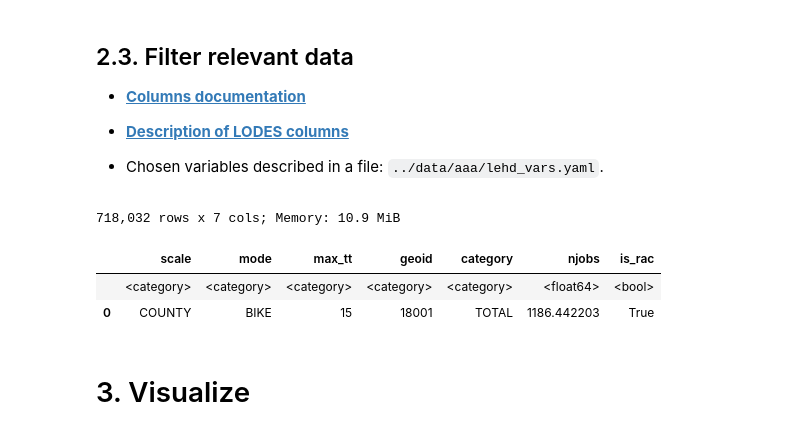
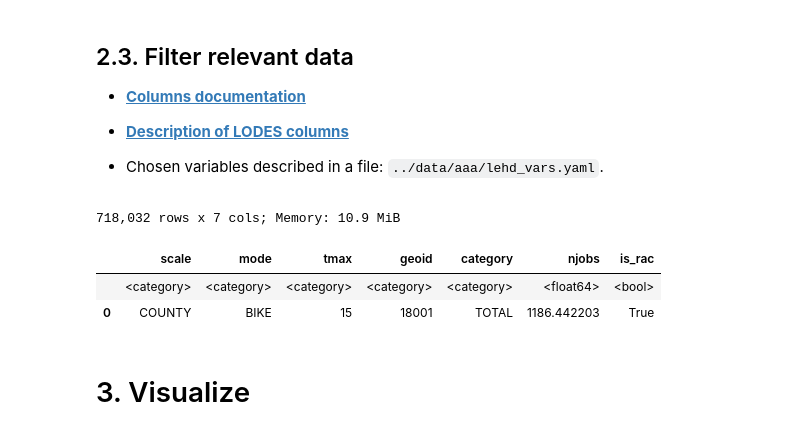
Before and after one commit to rvanxer/spr_4711, a Jupyter notebook: code/AAA.ipynb, the cells around one changed output. Saved outputs shown, nothing was run; the diff lists cells and outputs as text; code cells hidden in the pictures.

```diff
--- a/code/AAA.ipynb
+++ b/code/AAA.ipynb
@@ -103,13 +103,13 @@ extract_aaa_layers('TRANSIT') # t=3:38
 lodes_cols = {
     'c000': 'total', # Total number of jobs
     ## Worker age
-    'ca01': 'age_young', # Number of jobs of workers age 29 or younger
-    'ca02': 'age_middle', # Number of jobs for workers age 30 to 54
-    'ca03': 'age_senior', # Number of jobs for workers age 55 or older
+    'ca01': 'age_low', # Number of jobs of workers age 29 or younger
+    'ca02': 'age_mid', # Number of jobs for workers age 30 to 54
+    'ca03': 'age_high', # Number of jobs for workers age 55 or older
     ## Job earnings
-    'ce01': 'earnings_low', # Number of jobs with earnings $1250/month or less
-    'ce02': 'earnings_medium', # Number of jobs with earnings $1251/month to $3333/month
-    'ce03': 'earnings_high', # Number of jobs with earnings greater than $3333/month
+    'ce01': 'salary_low', # Number of jobs with earnings $1250/month or less
+    'ce02': 'salary_mid', # Number of jobs with earnings $1251/month to $3333/month
+    'ce03': 'salary_high', # Number of jobs with earnings greater than $3333/month
 }
 # %%
 def get_aaa(scales=SCALES, modes=('BIKE', 'TRANSIT'), max_tts=MAX_TT,
@@ -124,38 +124,38 @@ def get_aaa(scales=SCALES, modes=('BIKE', 'TRANSIT'), max_tts=MAX_TT,
                      for k in ['r', 'w']], [])
     res = []
     for mode in modes:
-        for max_tt in max_tts:
+        for tmax in max_tts:
             # read the processed file for this mode & max travel time
-            file = f'../data/aaa/{mode.lower()}/{max_tt:02}.parquet'
+            file = f'../data/aaa/{mode.lower()}/{tmax:02}.parquet'
             # filter only the relevant columns
             df = pd.read_parquet(file).set_index('geoid')[cols_list]
             # remove the year suffix from the column names
             df = df.rename(columns=lambda x: x[:-3]).reset_index()
             for scale in scales:
                 # compute the geoid of the zones at required scale
                 nchar = {'BG': 12, 'TRACT': 11, 'COUNTY': 5}[scale]
                 d = df.assign(geoid=df.geoid.str[:nchar])
                 # compute mean job count accessible from all blocks
                 d = d.groupby('geoid').mean().reset_index()
                 # convert to long format
                 d = d.melt('geoid', var_name='category', value_name='njobs')
                 d['is_rac'] = d['category'].str.startswith('r')
                 d['category'] = d['category'].str[2:].map(cols).str.upper()
                 d.insert(0, 'scale', scale)
                 d.insert(1, 'mode', mode)
-                d.insert(2, 'max_tt', str(max_tt))
+                d.insert(2, 'tmax', str(tmax))
                 res.append(d)
     # concatenate the tables and convert categorical vars to save space
-    cat_cols = ('scale', 'mode', 'max_tt', 'geoid', 'category')
+    cat_cols = ('scale', 'mode', 'tmax', 'geoid', 'category')
     res = (pd.concat(res).reset_index(drop=True)
            .astype({x: CAT for x in cat_cols}))
     res.to_parquet(U.mkfile(outfile))
     return res
 
 aaa = get_aaa(overwrite=0).disp() # t=0:06
 # %% [output]
 718,032 rows x 7 cols; Memory: 10.9 MiB
-|  | scale | mode | max_tt | geoid | category | njobs | is_rac |
+|  | scale | mode | tmax | geoid | category | njobs | is_rac |
 |  | <category> | <category> | <category> | <category> | <category> | <float64> | <bool> |
 | 0 | COUNTY | BIKE | 15 | 18001 | TOTAL | 1186.442203 | True |
 # %% [markdown]
```
Also changed, not shown: parts of 11 cells of this notebook, 9 other files.
